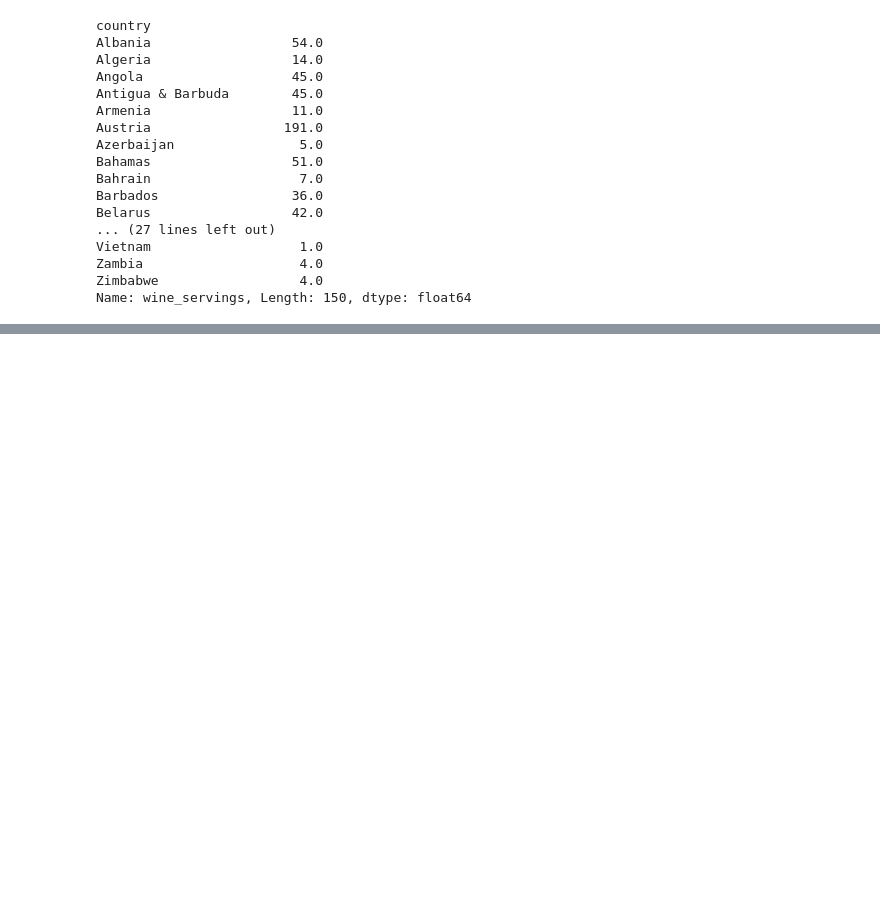
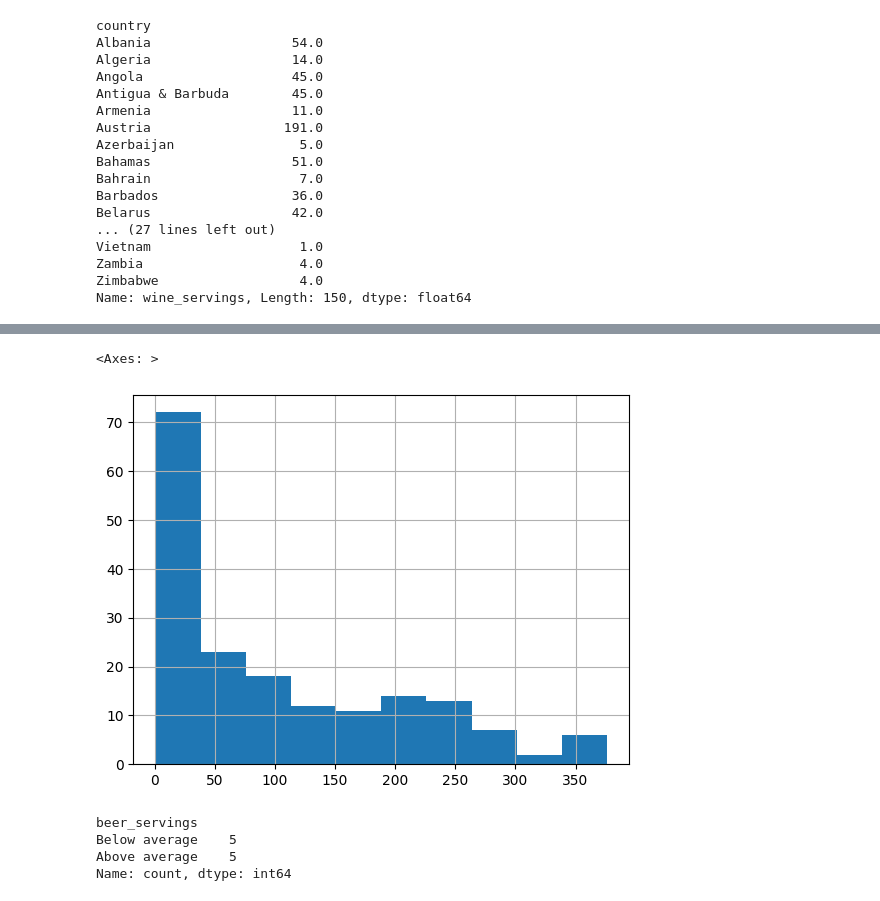
Before and after one commit to kprashant49/Projects, a Jupyter notebook: misc_projects/pandas_lecture_practice.ipynb, the cells around one changed output, grey strips where cells are left out. Drawn from its saved outputs; the diff is of its cells as text; code cells hidden in the pictures; blank space fills up the shorter version.

```diff
--- a/misc_projects/pandas_lecture_practice.ipynb
+++ b/misc_projects/pandas_lecture_practice.ipynb
@@ -2008,0 +2215,2 @@ Name: wine_servings, Length: 150, dtype: float64
+# %%
+beer = pd.read_csv('https://andybek.com/pandas-drinks',usecols=['country', 'beer_servings'],index_col='country').squeeze('columns')
@@ -2008,0 +2310,12 @@ Name: wine_servings, Length: 150, dtype: float64
+# %%
+beer.hist()
+# %% [output]
+<Axes: >
+[figure, added]
+# %%
+beer_sample.apply(relative).value_counts()
+# %% [output]
+beer_servings
+Below average    5
+Above average    5
+Name: count, dtype: int64
```
Also changed, not shown: parts of 101 cells of this notebook.
